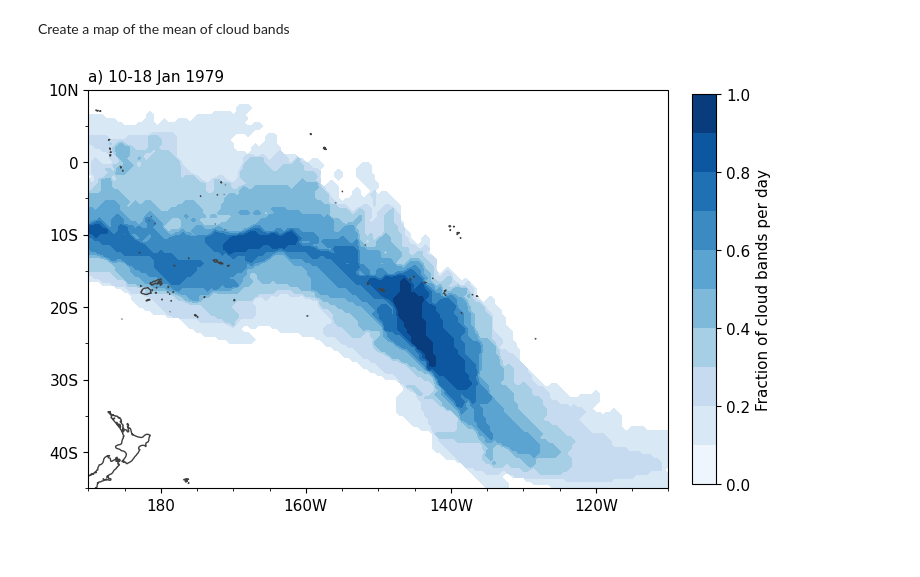
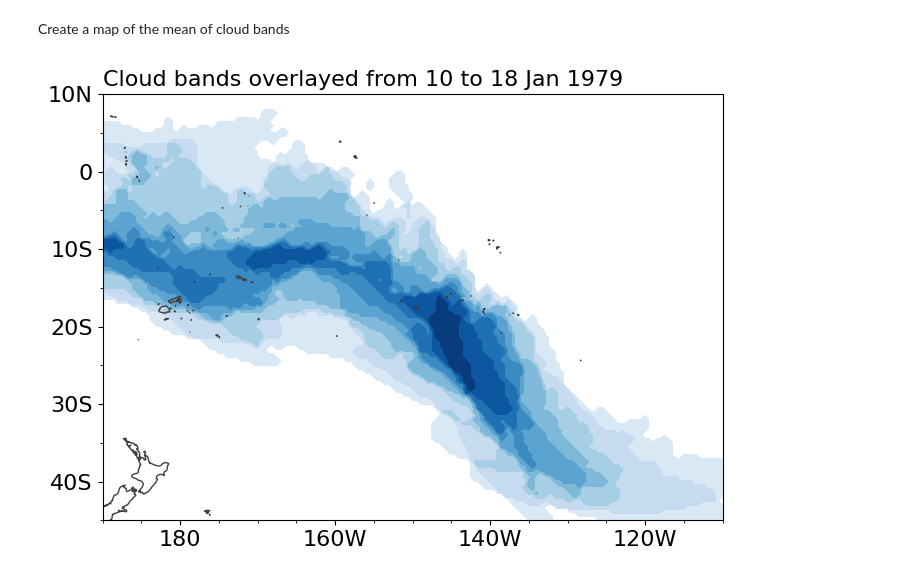
Before and after one commit to romainpilon/cloudbandPy, a Jupyter notebook: notebooks/map_SPCZcloudband1979_Huang1983.ipynb, the cells around one changed output. Cells and saved outputs as stored; diff of their text form; code cells hidden in the pictures; blank space fills up the shorter version.

```diff
--- a/notebooks/map_SPCZcloudband1979_Huang1983.ipynb
+++ b/notebooks/map_SPCZcloudband1979_Huang1983.ipynb
@@ -107,39 +107,37 @@ Create a map of the mean of cloud bands
 lat_north, lat_south = 10, -45
 lonticks = np.concatenate((np.arange(0, 180, 20), np.arange(-180, 0, 20)))
 latticks = np.arange(-50, 20, 10)
 
-set_fontsize()
+set_fontsize(16)
 
 fig, ax = plt.subplots(
     1, 1, figsize=(8, 6), sharey=True,
     subplot_kw={"projection": ccrs.PlateCarree(central_longitude=180)},
 )
 fill = ax.contourf(
     lons,
     lats,
     np.ma.masked_where(mean_cloudbands1018jan1979 == 0, mean_cloudbands1018jan1979),
     transform=ccrs.PlateCarree(),
     levels = np.arange(0, 1.1, .1),
     cmap="Blues"
 )
 ax.set_yticks(latticks, crs=ccrs.PlateCarree())
 ax.set_xticks(lonticks, crs=ccrs.PlateCarree())
 ax.xaxis.set_major_formatter(LON_FORMAT)
 ax.yaxis.set_major_formatter(LAT_FORMAT)
 ax.yaxis.set_minor_locator(MultipleLocator(5))
 ax.xaxis.set_minor_locator(MultipleLocator(5))
 ax.coastlines("50m", color="#404040")
 ax.set_extent([wrapTo180(lons)[-1], wrapTo180(lons)[0], lat_south, lat_north])
 ax.set_ylim([lat_south, lat_north])
-ax.set_title(f"a) 10-18 Jan 1979", loc="left", fontsize=11)
+ax.set_title(f"Cloud bands overlayed from 10 to 18 Jan 1979", loc="left", fontsize=16)
 
-
-
-fig.subplots_adjust(right=0.85)
-cbar_ax = fig.add_axes([0.88, 0.17, 0.03, 0.65])
-cbar = fig.colorbar(fill, cax=cbar_ax)
-cbar.set_label("Fraction of cloud bands per day")
+# fig.subplots_adjust(right=0.85)
+# cbar_ax = fig.add_axes([0.88, 0.17, 0.03, 0.65])
+# cbar = fig.colorbar(fill, cax=cbar_ax)
+# cbar.set_label("Fraction of cloud bands per day")
 
 plt.show()
 # %% [output]
-[figure, old version]
+[figure, new version]
```
Also changed, not shown: parts of 3 cells of this notebook, 9 other files.
